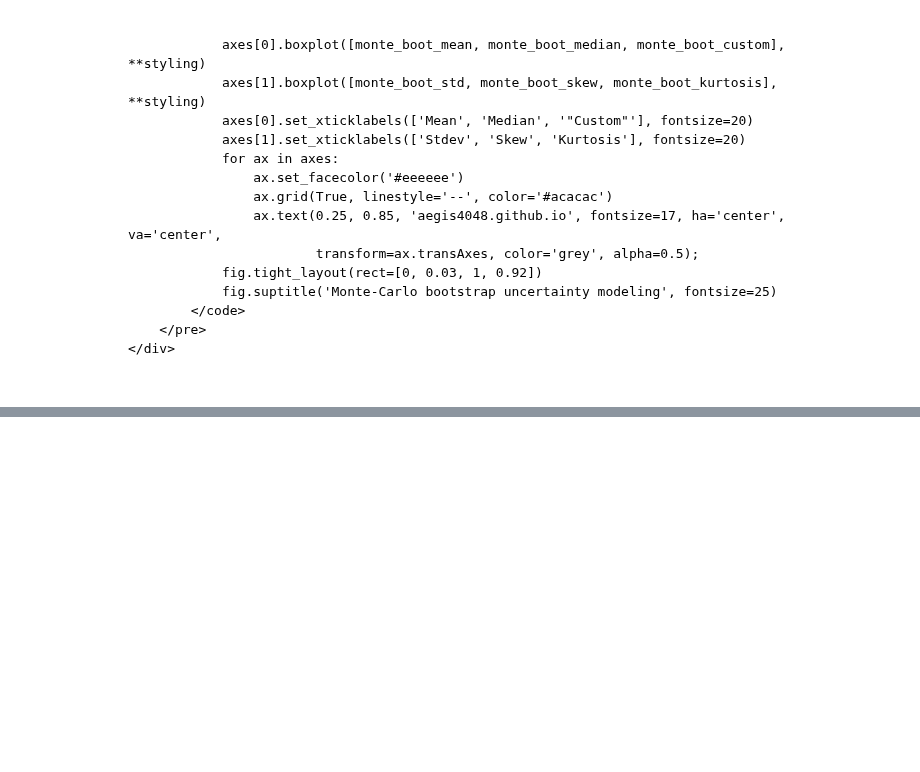
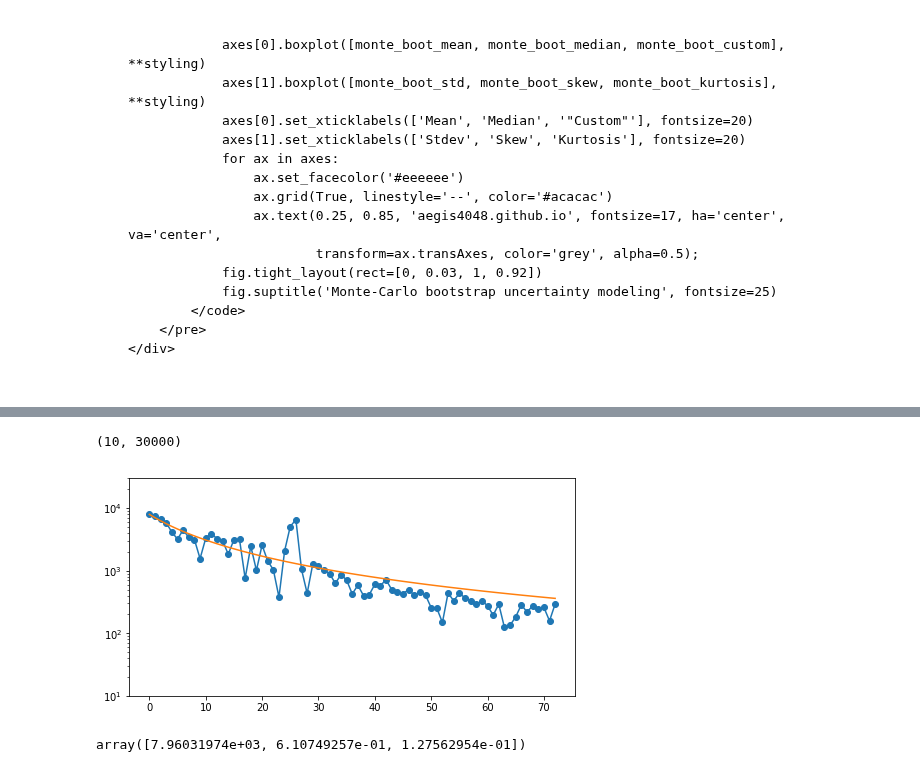
Before and after one commit to aegis4048/aegis4048.github.io, a Jupyter notebook: downloads/notebooks/confidence_interval.ipynb, the cells around one changed output, grey strips where cells are left out. Saved outputs shown, nothing was run; the diff lists cells and outputs as text; code cells hidden in the pictures; blank space fills up the shorter version.

```diff
--- a/downloads/notebooks/confidence_interval.ipynb
+++ b/downloads/notebooks/confidence_interval.ipynb
@@ -1963,0 +2016,27 @@ Let's visualize the 95% confidence interval of various statistics obtained from
+# %%
+x = df['Time'][1:]
+y = yt_back
+x_1 = np.array([i for i in range(len(y))])
+
+def func_1(x, a, b, c):
+    return a * np.exp(-b * x) + c
+
+def func_2(x, qi, b, Di):
+    return qi / (1 + b * Di * x) ** (1 / b)
+
+def func_3(x, Di, qi):
+    return qi / (1 + Di * x)
+
+popt, pcov = curve_fit(func_2, x_1, y, maxfev=100000, p0=[10000, 0.5, 0.01])
+fig, ax = plt.subplots(figsize=(8, 4))
+ax.plot(x_1, y, '-o')
+ax.set_yscale('log')
+ax.plot(x_1, func_2(x_1, *popt))
+ax.set_ylim(10, 30000)
+# %% [output]
+(10, 30000)
+[figure, added]
+# %%
+popt
+# %% [output]
+array([7.96031974e+03, 6.10749257e-01, 1.27562954e-01])
```
Also changed, not shown: parts of 11 cells of this notebook, 15 other files.
